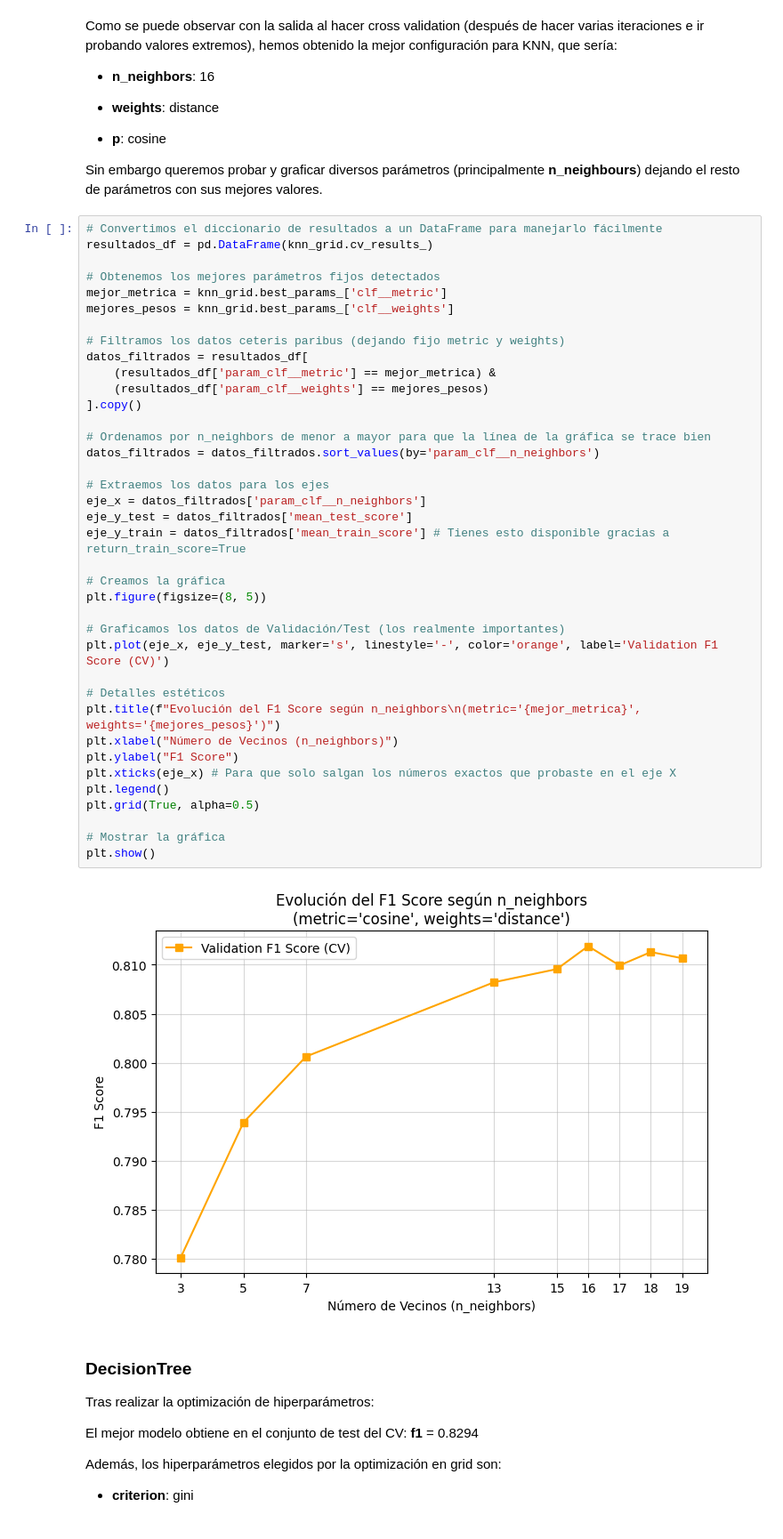
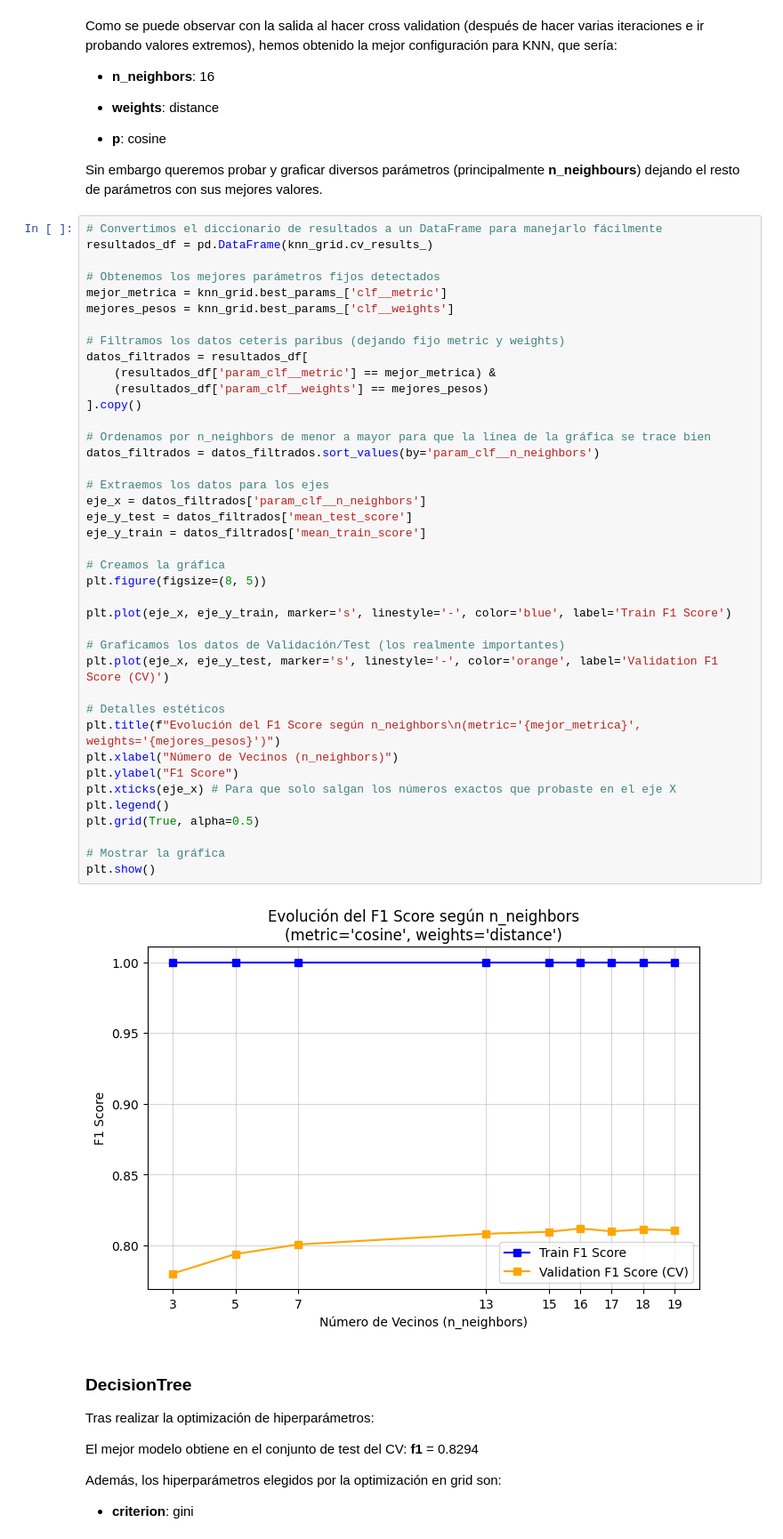
Before and after one commit to aleLobo31/UC3M_ML_P1_G26, a Jupyter notebook: notebooks/preprocessing.ipynb, the cells around one changed output. Shown at 89% size. Saved outputs shown, nothing was run; the diff lists cells and outputs as text.

Commit message:
feat: improved KNN cross validation plotting

```diff
--- a/notebooks/preprocessing.ipynb
+++ b/notebooks/preprocessing.ipynb
@@ -406,35 +406,37 @@ mejores_pesos = knn_grid.best_params_['clf__weights']
 # Filtramos los datos ceteris paribus (dejando fijo metric y weights)
 datos_filtrados = resultados_df[
     (resultados_df['param_clf__metric'] == mejor_metrica) &
     (resultados_df['param_clf__weights'] == mejores_pesos)
 ].copy()
 
 # Ordenamos por n_neighbors de menor a mayor para que la línea de la gráfica se trace bien
 datos_filtrados = datos_filtrados.sort_values(by='param_clf__n_neighbors')
 
 # Extraemos los datos para los ejes
 eje_x = datos_filtrados['param_clf__n_neighbors']
 eje_y_test = datos_filtrados['mean_test_score']
-eje_y_train = datos_filtrados['mean_train_score'] # Tienes esto disponible gracias a return_train_score=True
+eje_y_train = datos_filtrados['mean_train_score']
 
 # Creamos la gráfica
 plt.figure(figsize=(8, 5))
+
+plt.plot(eje_x, eje_y_train, marker='s', linestyle='-', color='blue', label='Train F1 Score')
 
 # Graficamos los datos de Validación/Test (los realmente importantes)
 plt.plot(eje_x, eje_y_test, marker='s', linestyle='-', color='orange', label='Validation F1 Score (CV)')
 
 # Detalles estéticos
 plt.title(f"Evolución del F1 Score según n_neighbors\n(metric='{mejor_metrica}', weights='{mejores_pesos}')")
 plt.xlabel("Número de Vecinos (n_neighbors)")
 plt.ylabel("F1 Score")
 plt.xticks(eje_x) # Para que solo salgan los números exactos que probaste en el eje X
 plt.legend()
 plt.grid(True, alpha=0.5)
 
 # Mostrar la gráfica
 plt.show()
 # %% [output]
-[figure, old version]
+[figure, new version]
 # %% [markdown]
 ### DecisionTree
 
```
Also changed, not shown: parts of 4 cells of this notebook.
